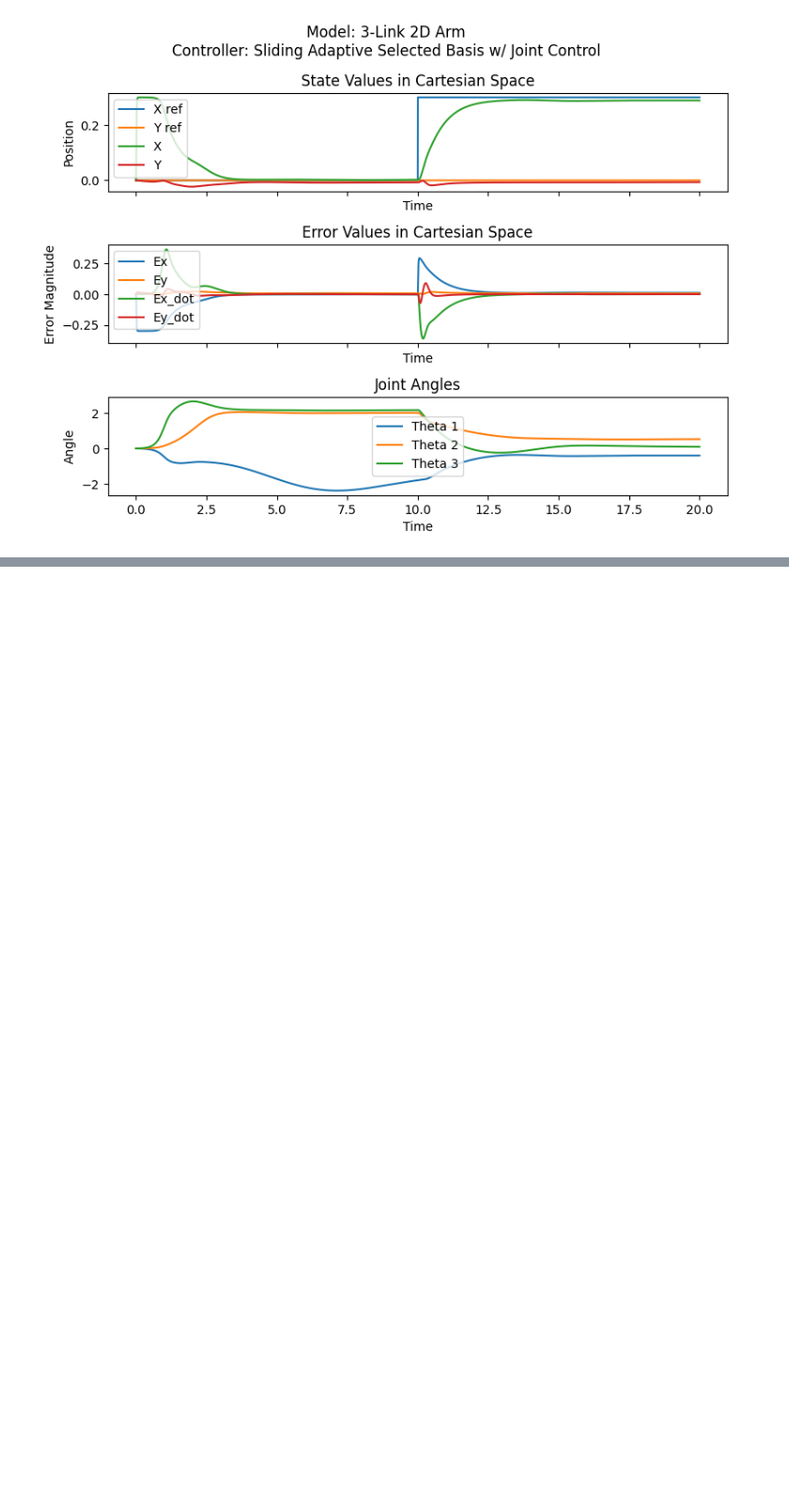
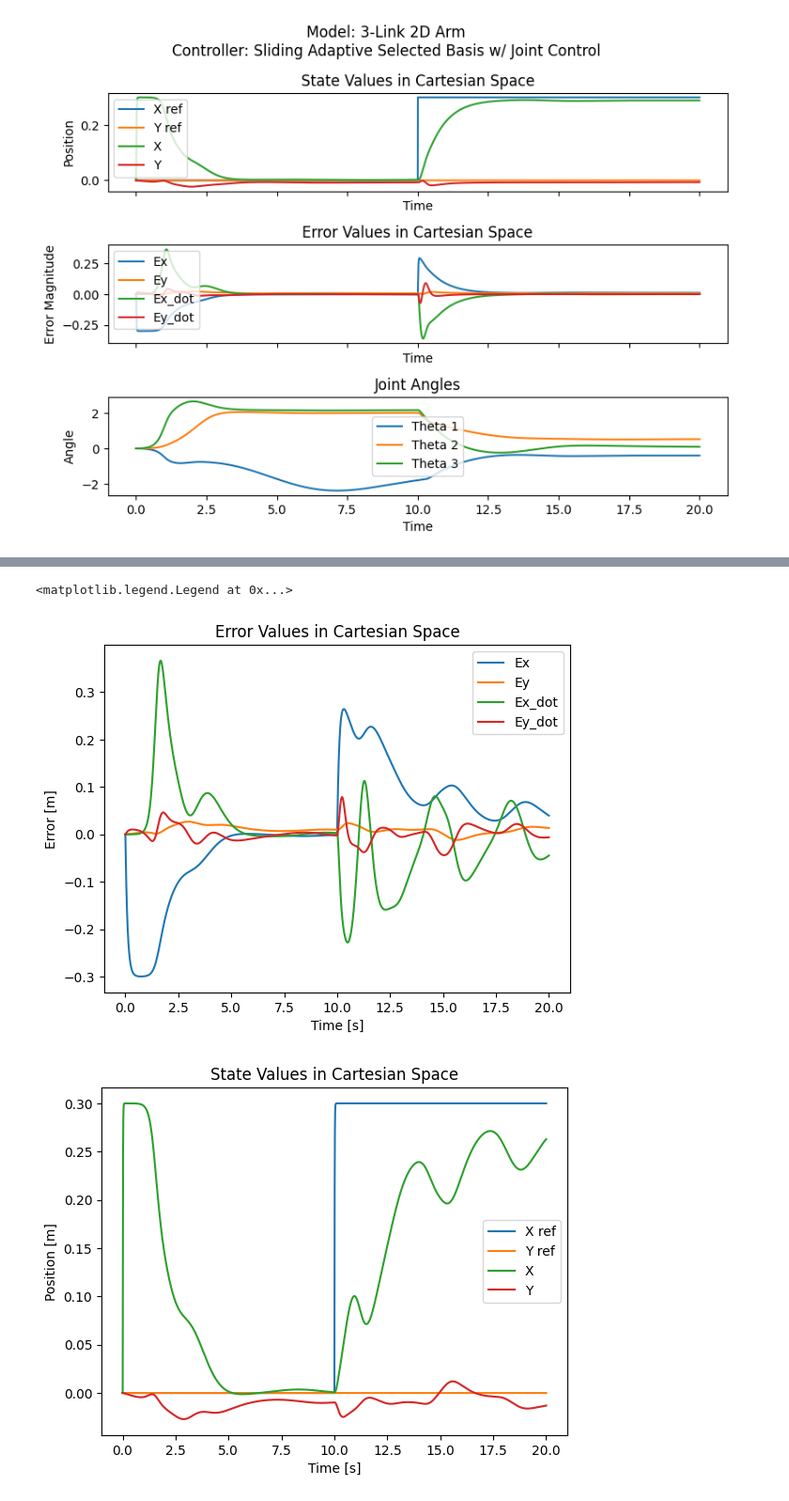
Before and after one commit to GraemeDamberger/Adaptive-SSP, a Jupyter notebook: Adaptive Controller V1.ipynb, the cells around one changed output, grey strips where cells are left out. Shown at 94% size. Drawn from its saved outputs; the diff is of its cells as text; code cells hidden in the pictures; blank space fills up the shorter version.

```diff
--- a/Adaptive Controller V1.ipynb
+++ b/Adaptive Controller V1.ipynb
@@ -2774,0 +2907,32 @@ plt.close
+# %%
+t = sim.trange()
+ref_signal = sim.data[reference_probe]
+error_signal = sim.data[error_probe]
+state_signal = -sim.data[state_probe]
+joint_signal = sim.data[joint_probe]
+#plt.plot(t,ref_signal)
+plt.figure()
+plt.title("Error Values in Cartesian Space")
+plt.plot(t,error_signal)
+plt.xlabel('Time [s]')
+plt.ylabel('Error [m]')
+plt.legend(['Ex','Ey','Ex_dot','Ey_dot'])
+
+plt.figure()
+plt.title("State Values in Cartesian Space")
+plt.plot(t,ref_signal[:,0:2])
+plt.plot(t,state_signal[:,0:2])
+plt.xlabel('Time [s]')
+plt.ylabel('Position [m]')
+plt.legend(['X ref','Y ref','X','Y'])
+
+plt.figure()
+plt.plot(t,joint_signal[:,0:3])
+plt.title("Joint Angles")
+plt.xlabel('Time [s]')
+plt.ylabel('Angle [theta]')
+plt.legend(['Theta 1','Theta 2','Theta 3'])
+# %% [output]
+<matplotlib.legend.Legend at 0x...>
+[figure, added]
+[figure, added]
```
Also changed, not shown: parts of 5 cells of this notebook.
